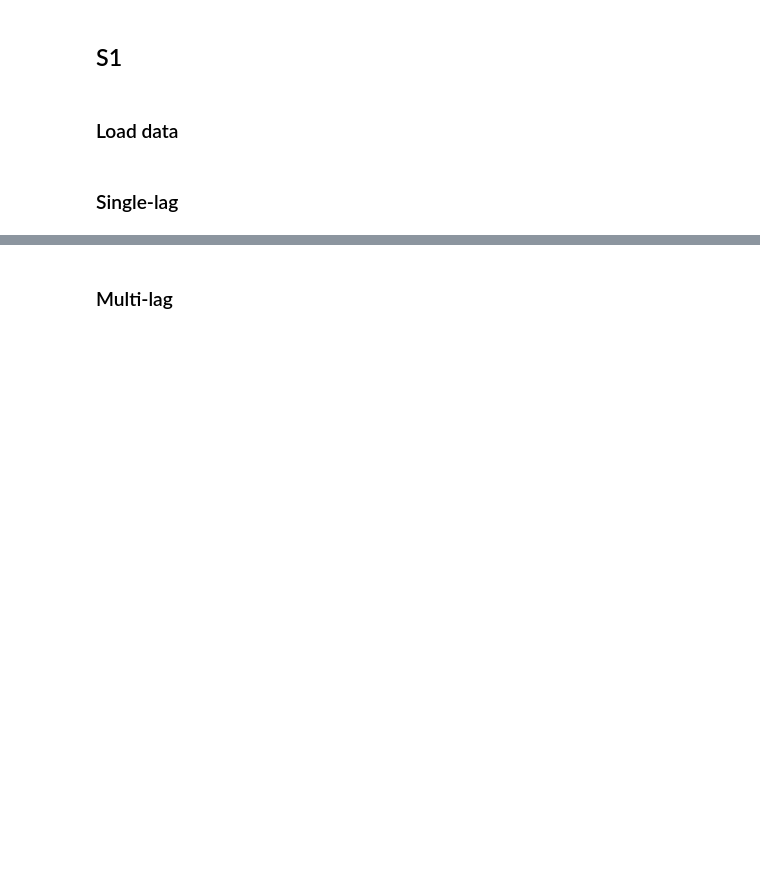
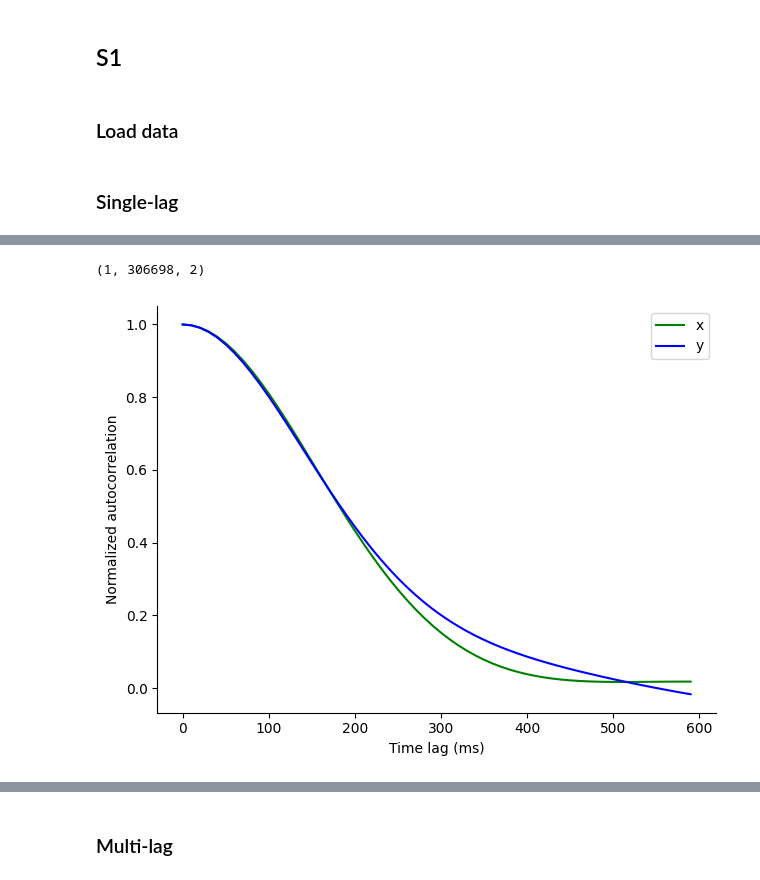
Before and after one commit to sherryxinyuean/area2_population_analysis, a Jupyter notebook: multi_area.ipynb, the cells around one changed output, grey strips where cells are left out. Saved outputs shown, nothing was run; the diff lists cells and outputs as text; code cells hidden in the pictures; blank space fills up the shorter version.

```diff
--- a/multi_area.ipynb
+++ b/multi_area.ipynb
@@ -137,29 +162,32 @@ plt.show()
 # %%
 from Area2_analysis.lr_funcs import comp_cc
-acc_array = vels.reshape(1, -1, 2)
-print(acc_array.shape)
+kin_array = vels.reshape(1, -1, 2)
+print(kin_array.shape)
 maxTimeLag = 600
 binSize = 10
-numBin = acc_array.shape[1]
-x1 = acc_array[:,:,0]
-x2 = acc_array[:,:,0]
+numBin = kin_array.shape[1]
+x1 = kin_array[:,:,0]
+x2 = kin_array[:,:,0]
 ac_x = comp_cc(x1,x2,maxTimeLag,binSize,numBin)
 
-x1 = acc_array[:,:,1]
-x2 = acc_array[:,:,1]
+x1 = kin_array[:,:,1]
+x2 = kin_array[:,:,1]
 ac_y = comp_cc(x1,x2,maxTimeLag,binSize,numBin)
 
 time_axis = np.arange(0, maxTimeLag, binSize)
 fig, ax = plt.subplots()
 ax.spines['right'].set_visible(False)
 ax.spines['top'].set_visible(False)
 ax.plot(time_axis,ac_x/ac_x[0],color = 'green', label = 'x')
 ax.plot(time_axis,ac_y/ac_y[0],color = 'blue', label = 'y')
 plt.legend()
 plt.xlabel("Time lag (ms)")
 plt.ylabel("Normalized autocorrelation")
 plt.tight_layout()
 # plt.savefig(figDir + monkey + '_autocorrelation_acc.pdf',dpi = 'figure')
+# %% [output]
+(1, 306698, 2)
+[figure, added]
 # %%
 from sklearn.linear_model import LinearRegression
 lag_axis = np.arange(-200, 200, 10)
```
Also changed, not shown: parts of 24 cells of this notebook, 16 other files.
